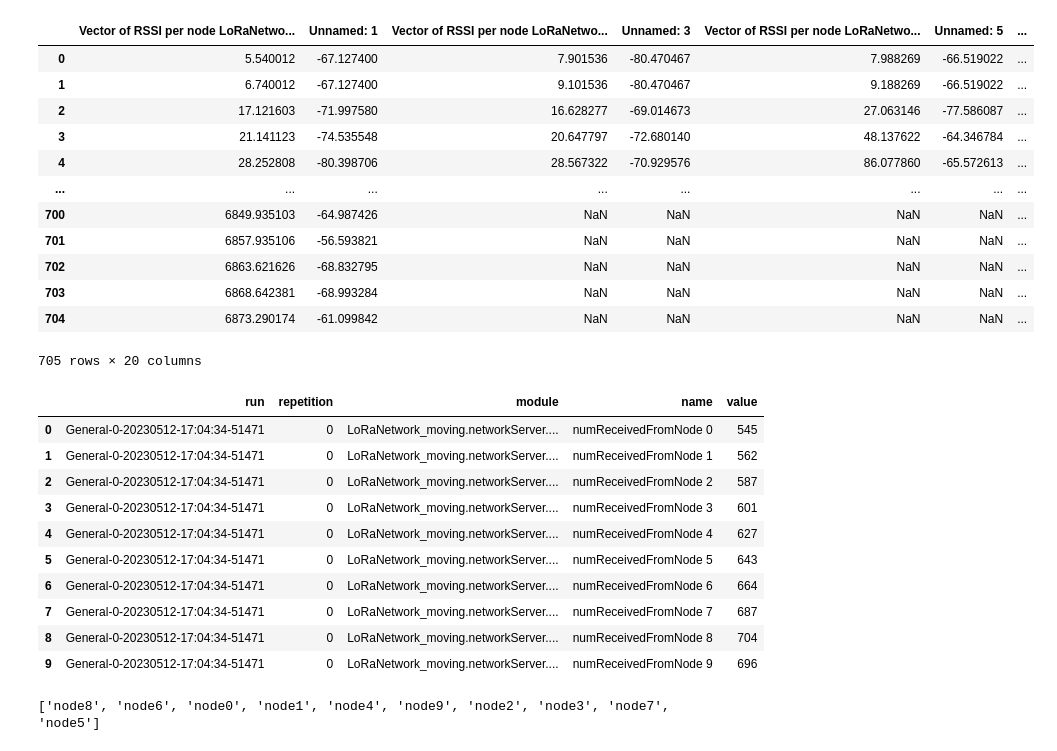
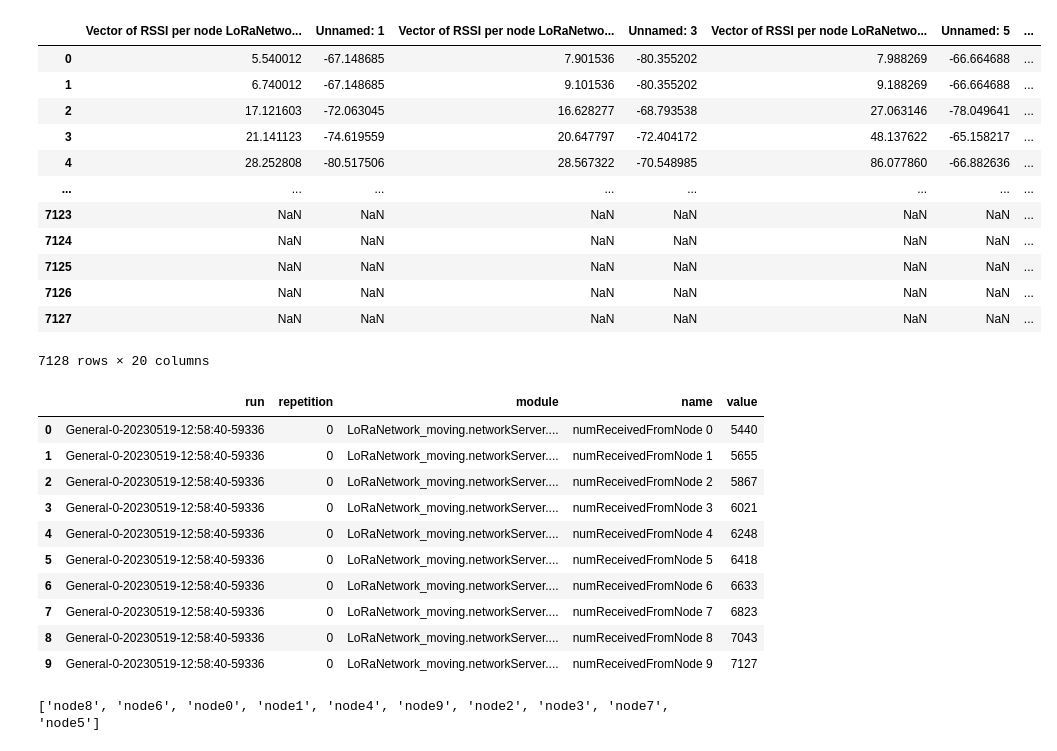
Before and after one commit to kazuyahirotsu/LoRaPos, a Jupyter notebook: simulation/flora_simulation/scripts/analysis_berlin_gw100m_slowly_moving_huberloss.ipynb, the cells around one changed output. Saved outputs shown, nothing was run; the diff lists cells and outputs as text; code cells hidden in the pictures.

```diff
--- a/simulation/flora_simulation/scripts/analysis_berlin_gw100m_slowly_moving_huberloss.ipynb
+++ b/simulation/flora_simulation/scripts/analysis_berlin_gw100m_slowly_moving_huberloss.ipynb
@@ -1,44 +1,44 @@
 # %%
 import pandas as pd
 import matplotlib.pyplot as plt
 import numpy as np
 import statsmodels.api as sm
 from sklearn.preprocessing import StandardScaler
 import seaborn as sns
 
 # df = pd.read_csv("../results/rssi_n10_10d_adr.csv")
 # df = pd.read_csv("../results/rssi_n10_10d_noadr.csv")
-df = pd.read_csv("../results/rssi_berlin_gw100m_moving.csv")
+df = pd.read_csv("../results/rssi_berlin_gw100m_slowly_moving.csv")
 df
 # %% [output]
 |  | Vector of RSSI per node LoRaNetwo... | Unnamed: 1 | Vector of RSSI per node LoRaNetwo... | Unnamed: 3 | Vector of RSSI per node LoRaNetwo... | Unnamed: 5 | ... |
-| 0 | 5.540012 | -67.127400 | 7.901536 | -80.470467 | 7.988269 | -66.519022 | ... |
-| 1 | 6.740012 | -67.127400 | 9.101536 | -80.470467 | 9.188269 | -66.519022 | ... |
-| 2 | 17.121603 | -71.997580 | 16.628277 | -69.014673 | 27.063146 | -77.586087 | ... |
-| 3 | 21.141123 | -74.535548 | 20.647797 | -72.680140 | 48.137622 | -64.346784 | ... |
-| 4 | 28.252808 | -80.398706 | 28.567322 | -70.929576 | 86.077860 | -65.572613 | ... |
+| 0 | 5.540012 | -67.148685 | 7.901536 | -80.355202 | 7.988269 | -66.664688 | ... |
+| 1 | 6.740012 | -67.148685 | 9.101536 | -80.355202 | 9.188269 | -66.664688 | ... |
+| 2 | 17.121603 | -72.063045 | 16.628277 | -68.793538 | 27.063146 | -78.049641 | ... |
+| 3 | 21.141123 | -74.619559 | 20.647797 | -72.404172 | 48.137622 | -65.158217 | ... |
+| 4 | 28.252808 | -80.517506 | 28.567322 | -70.548985 | 86.077860 | -66.882636 | ... |
 | ... | ... | ... | ... | ... | ... | ... | ... |
-| 700 | 6849.935103 | -64.987426 | NaN | NaN | NaN | NaN | ... |
-| 701 | 6857.935106 | -56.593821 | NaN | NaN | NaN | NaN | ... |
-| 702 | 6863.621626 | -68.832795 | NaN | NaN | NaN | NaN | ... |
-| 703 | 6868.642381 | -68.993284 | NaN | NaN | NaN | NaN | ... |
-| 704 | 6873.290174 | -61.099842 | NaN | NaN | NaN | NaN | ... |
+| 7123 | NaN | NaN | NaN | NaN | NaN | NaN | ... |
+| 7124 | NaN | NaN | NaN | NaN | NaN | NaN | ... |
+| 7125 | NaN | NaN | NaN | NaN | NaN | NaN | ... |
+| 7126 | NaN | NaN | NaN | NaN | NaN | NaN | ... |
+| 7127 | NaN | NaN | NaN | NaN | NaN | NaN | ... |
-705 rows × 20 columns
+7128 rows × 20 columns
 # %%
-df_count = pd.read_csv("../results/count_berlin_gw100m_moving.csv")
+df_count = pd.read_csv("../results/count_berlin_gw100m_slowly_moving.csv")
 df_count
 # %% [output]
 |  | run | repetition | module | name | value |
-| 0 | General-0-20230512-17:04:34-51471 | 0 | LoRaNetwork_moving.networkServer.... | numReceivedFromNode 0 | 545 |
-| 1 | General-0-20230512-17:04:34-51471 | 0 | LoRaNetwork_moving.networkServer.... | numReceivedFromNode 1 | 562 |
-| 2 | General-0-20230512-17:04:34-51471 | 0 | LoRaNetwork_moving.networkServer.... | numReceivedFromNode 2 | 587 |
-| 3 | General-0-20230512-17:04:34-51471 | 0 | LoRaNetwork_moving.networkServer.... | numReceivedFromNode 3 | 601 |
-| 4 | General-0-20230512-17:04:34-51471 | 0 | LoRaNetwork_moving.networkServer.... | numReceivedFromNode 4 | 627 |
-| 5 | General-0-20230512-17:04:34-51471 | 0 | LoRaNetwork_moving.networkServer.... | numReceivedFromNode 5 | 643 |
-| 6 | General-0-20230512-17:04:34-51471 | 0 | LoRaNetwork_moving.networkServer.... | numReceivedFromNode 6 | 664 |
-| 7 | General-0-20230512-17:04:34-51471 | 0 | LoRaNetwork_moving.networkServer.... | numReceivedFromNode 7 | 687 |
-| 8 | General-0-20230512-17:04:34-51471 | 0 | LoRaNetwork_moving.networkServer.... | numReceivedFromNode 8 | 704 |
-| 9 | General-0-20230512-17:04:34-51471 | 0 | LoRaNetwork_moving.networkServer.... | numReceivedFromNode 9 | 696 |
+| 0 | General-0-20230519-12:58:40-59336 | 0 | LoRaNetwork_moving.networkServer.... | numReceivedFromNode 0 | 5440 |
+| 1 | General-0-20230519-12:58:40-59336 | 0 | LoRaNetwork_moving.networkServer.... | numReceivedFromNode 1 | 5655 |
+| 2 | General-0-20230519-12:58:40-59336 | 0 | LoRaNetwork_moving.networkServer.... | numReceivedFromNode 2 | 5867 |
+| 3 | General-0-20230519-12:58:40-59336 | 0 | LoRaNetwork_moving.networkServer.... | numReceivedFromNode 3 | 6021 |
+| 4 | General-0-20230519-12:58:40-59336 | 0 | LoRaNetwork_moving.networkServer.... | numReceivedFromNode 4 | 6248 |
+| 5 | General-0-20230519-12:58:40-59336 | 0 | LoRaNetwork_moving.networkServer.... | numReceivedFromNode 5 | 6418 |
+| 6 | General-0-20230519-12:58:40-59336 | 0 | LoRaNetwork_moving.networkServer.... | numReceivedFromNode 6 | 6633 |
+| 7 | General-0-20230519-12:58:40-59336 | 0 | LoRaNetwork_moving.networkServer.... | numReceivedFromNode 7 | 6823 |
+| 8 | General-0-20230519-12:58:40-59336 | 0 | LoRaNetwork_moving.networkServer.... | numReceivedFromNode 8 | 7043 |
+| 9 | General-0-20230519-12:58:40-59336 | 0 | LoRaNetwork_moving.networkServer.... | numReceivedFromNode 9 | 7127 |
 # %%
 node_order = []
 for i in ["Unnamed: 1", "Unnamed: 3", "Unnamed: 5", "Unnamed: 7", "Unnamed: 9", "Unnamed: 11", "Unnamed: 13", "Unnamed: 15", "Unnamed: 17", "Unnamed: 19"]:
```
Also changed, not shown: parts of 12 cells of this notebook.
